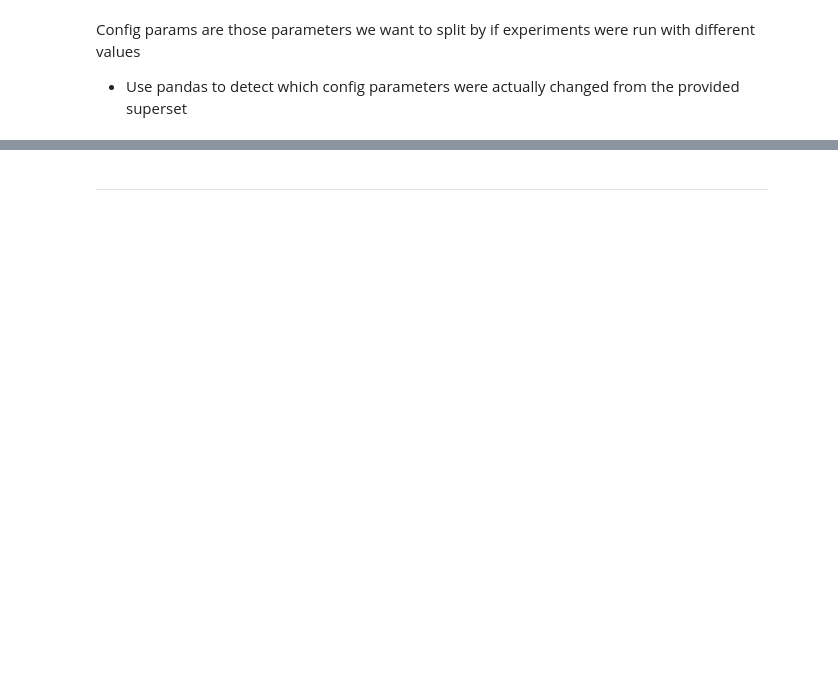
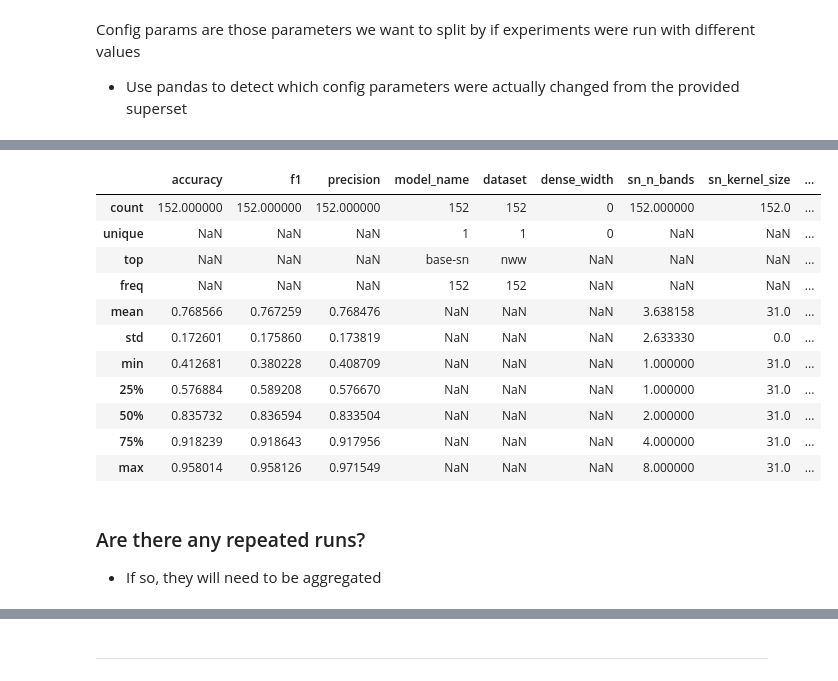
Before and after one commit to Morgan243/ECOGSpeech, a Jupyter notebook: notebooks/Results Parse.ipynb, the cells around one changed output, grey strips where cells are left out. Drawn from its saved outputs; the diff is of its cells as text; code cells hidden in the pictures; blank space fills up the shorter version.

```diff
--- a/notebooks/Results Parse.ipynb
+++ b/notebooks/Results Parse.ipynb
@@ -70,0 +86,18 @@ Changing Params: sn_n_bands, n_cnn_filters, dropout
+# %%
+results_df[performance_cols + config_params].describe(include='all')
+# %% [output]
+|  | accuracy | f1 | precision | model_name | dataset | dense_width | sn_n_bands | sn_kernel_size | ... |
+| count | 152.000000 | 152.000000 | 152.000000 | 152 | 152 | 0 | 152.000000 | 152.0 | ... |
+| unique | NaN | NaN | NaN | 1 | 1 | 0 | NaN | NaN | ... |
+| top | NaN | NaN | NaN | base-sn | nww | NaN | NaN | NaN | ... |
+| freq | NaN | NaN | NaN | 152 | 152 | NaN | NaN | NaN | ... |
+| mean | 0.768566 | 0.767259 | 0.768476 | NaN | NaN | NaN | 3.638158 | 31.0 | ... |
+| std | 0.172601 | 0.175860 | 0.173819 | NaN | NaN | NaN | 2.633330 | 0.0 | ... |
+| min | 0.412681 | 0.380228 | 0.408709 | NaN | NaN | NaN | 1.000000 | 31.0 | ... |
+| 25% | 0.576884 | 0.589208 | 0.576670 | NaN | NaN | NaN | 1.000000 | 31.0 | ... |
+| 50% | 0.835732 | 0.836594 | 0.833504 | NaN | NaN | NaN | 2.000000 | 31.0 | ... |
+| 75% | 0.918239 | 0.918643 | 0.917956 | NaN | NaN | NaN | 4.000000 | 31.0 | ... |
+| max | 0.958014 | 0.958126 | 0.971549 | NaN | NaN | NaN | 8.000000 | 31.0 | ... |
+# %% [markdown]
+### Are there any repeated runs?
+- If so, they will need to be aggregated
```
Also changed, not shown: parts of 24 cells of this notebook.
